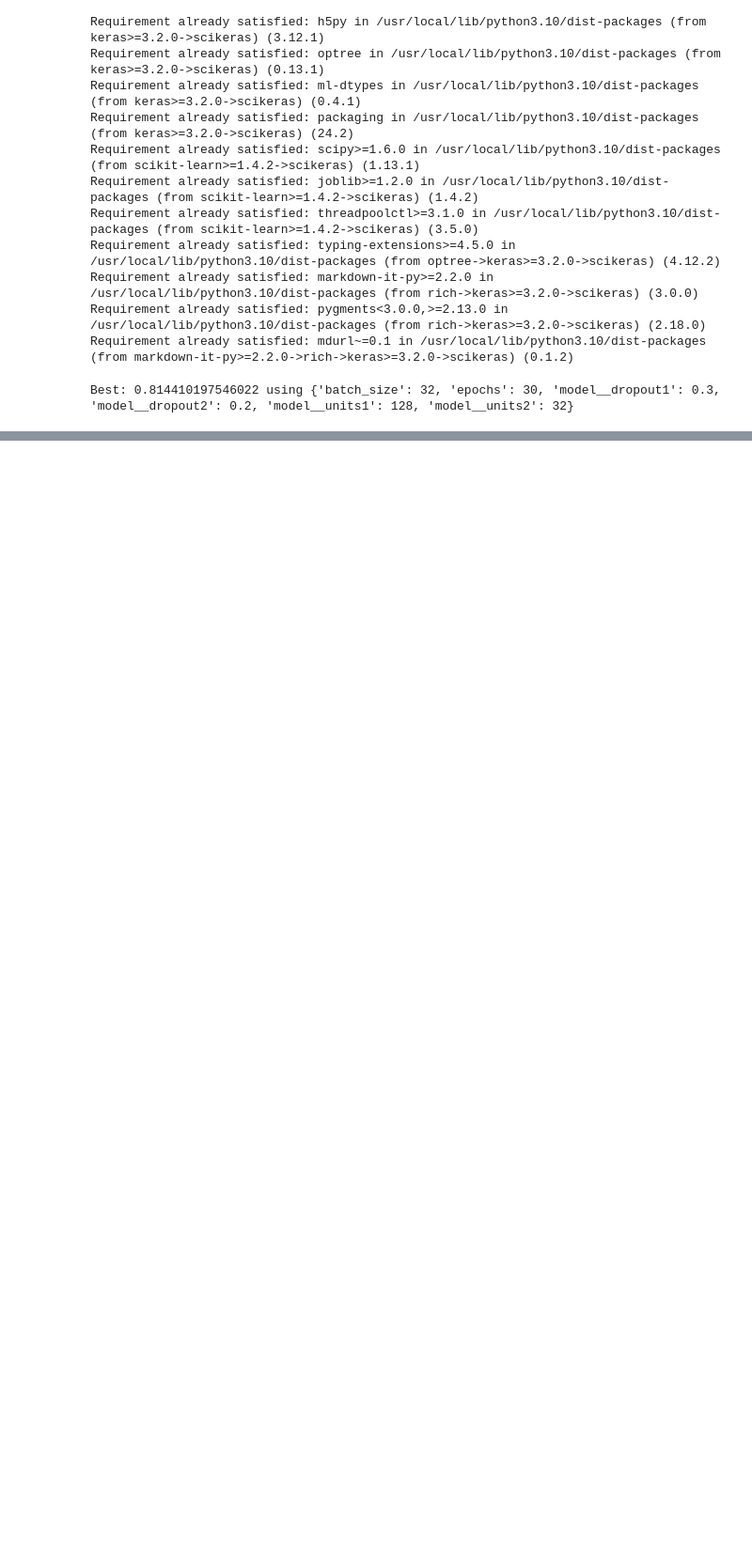
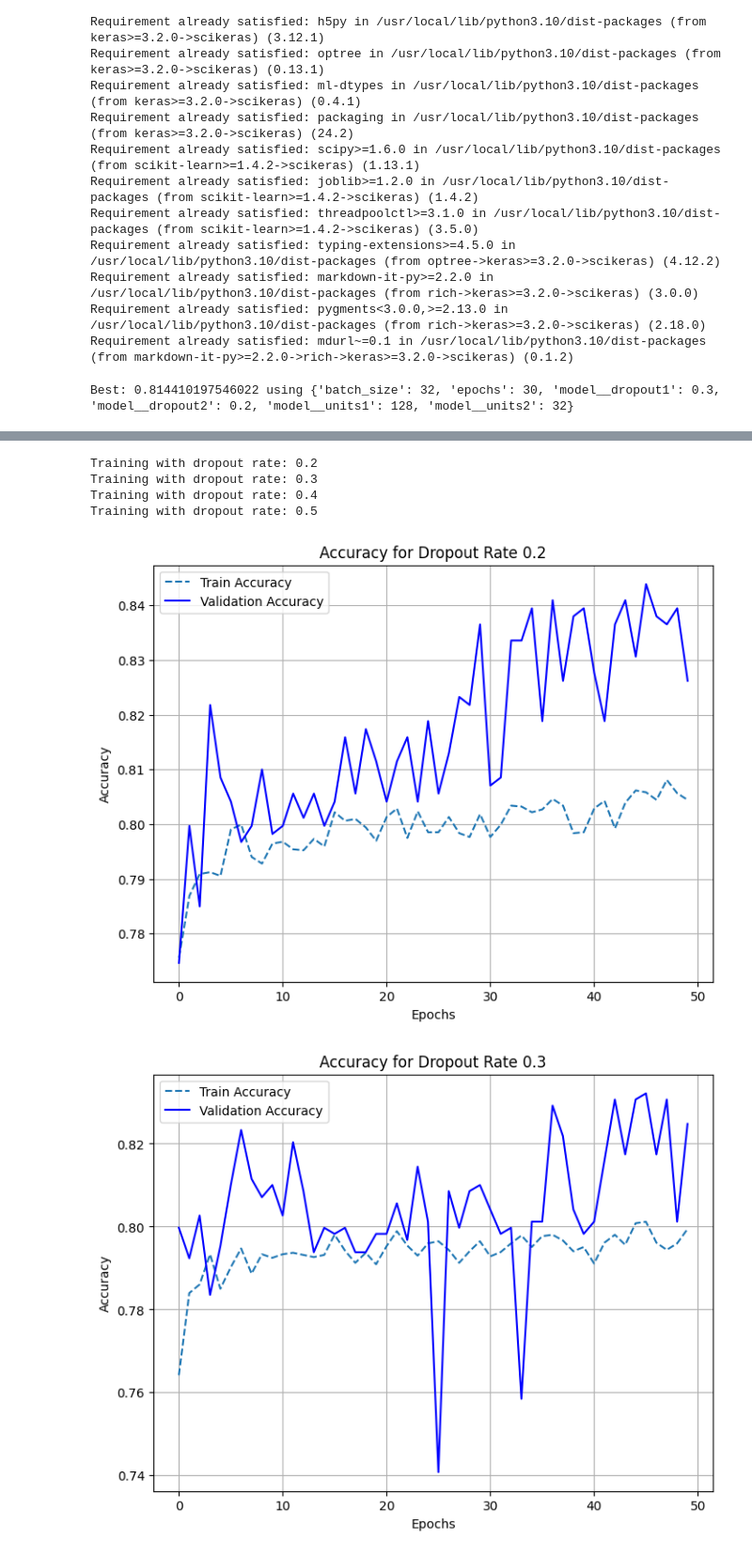
Before and after one commit to TimothyAbramov/MSPR-Predictions, a Jupyter notebook: Contract_Designation_prediction_based_on_MSPR.ipynb, the cells around one changed output, grey strips where cells are left out. Shown at 94% size. Drawn from its saved outputs; the diff is of its cells as text; code cells hidden in the pictures; blank space fills up the shorter version.

Commit message:
tuning continued
got to parity with Logistic

```diff
--- a/Contract_Designation_prediction_based_on_MSPR.ipynb
+++ b/Contract_Designation_prediction_based_on_MSPR.ipynb
@@ -366,9 +366,9 @@ from sklearn.metrics import accuracy_score, precision_score, recall_score, f1_sc
 
 # Define the model
 model = keras.Sequential([
-    keras.layers.Dense(64, activation='relu', input_shape=(X_train_resampled.shape[1],)),
-    keras.layers.Dropout(0.5),  # Add dropout for regularization
-    keras.layers.Dense(32, activation='relu'),
+    keras.layers.Dense(32, activation='relu', input_shape=(X_train_resampled.shape[1],)),
+    keras.layers.Dropout(0.3),  # Add dropout for regularization
+    keras.layers.Dense(16, activation='relu'),
     keras.layers.Dropout(0.3),
     keras.layers.Dense(1, activation='sigmoid')
 ])
@@ -514,0 +560,63 @@ Best: 0.814410197546022 using {'batch_size': 32, 'epochs': 30, 'model__dropout1'
+# %%
+#tuning
+#2 dropout rates
+
+import matplotlib.pyplot as plt
+
+# Dropout rates to tune
+dropout_rates = [0.2, 0.3, 0.4, 0.5]
+
+# Store results for plotting
+history_results = {}
+
+for rate in dropout_rates:
+    # Create a new model instance for each dropout rate
+    model = keras.Sequential([
+        keras.layers.Dense(32, activation='relu', input_shape=(X_train_scaled.shape[1],)),
+        keras.layers.Dropout(rate),
+        keras.layers.Dense(16, activation='relu'),
+        keras.layers.Dropout(rate),
+        keras.layers.Dense(1, activation='sigmoid')
+    ])
+
+    # Compile the model with accuracy as a metric
+    model.compile(optimizer=keras.optimizers.Adam(learning_rate=0.01),
+                  loss='binary_crossentropy',
+                  metrics=['accuracy'])
+
+    # Train the model and store training history
+    print(f"Training with dropout rate: {rate}")
+    history = model.fit(
+        X_train_resampled, y_train_resampled,
+        epochs=50,
+        validation_data=(X_val_scaled, y_val),
+        verbose=0  # Suppress per-epoch output
+    )
+
+    # Store history for plotting
+    history_results[rate] = history.history
+
+# Plot separate graphs for accuracy for each dropout rate
+for rate, history in history_results.items():
+    plt.figure(figsize=(8, 6))
+
+    # Plot training and validation accuracy
+    plt.plot(history['accuracy'], label='Train Accuracy', linestyle='dashed')
+    plt.plot(history['val_accuracy'], label='Validation Accuracy', color='blue')
+
+    # Graph customization
+    plt.title(f'Accuracy for Dropout Rate {rate}')
+    plt.xlabel('Epochs')
+    plt.ylabel('Accuracy')
+    plt.legend()
+    plt.grid()
+
+    # Show the graph for the current dropout rate
+    plt.show()
+# %% [output]
+Training with dropout rate: 0.2
+Training with dropout rate: 0.3
+Training with dropout rate: 0.4
+Training with dropout rate: 0.5
+[figure, added]
+[figure, added]
```
Also changed, not shown: parts of 5 cells of this notebook.
